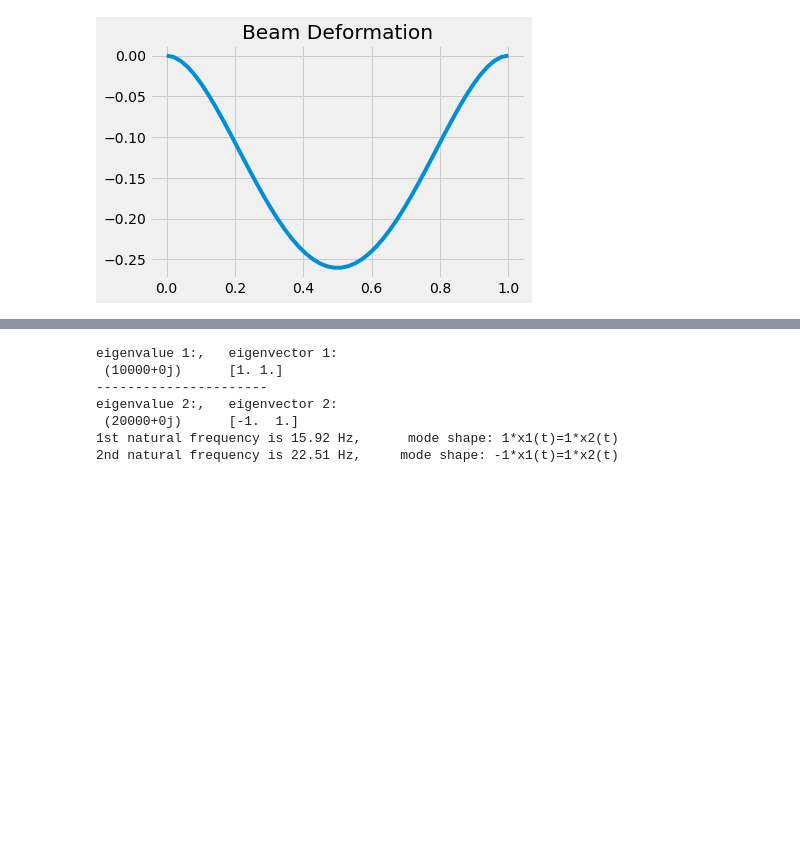
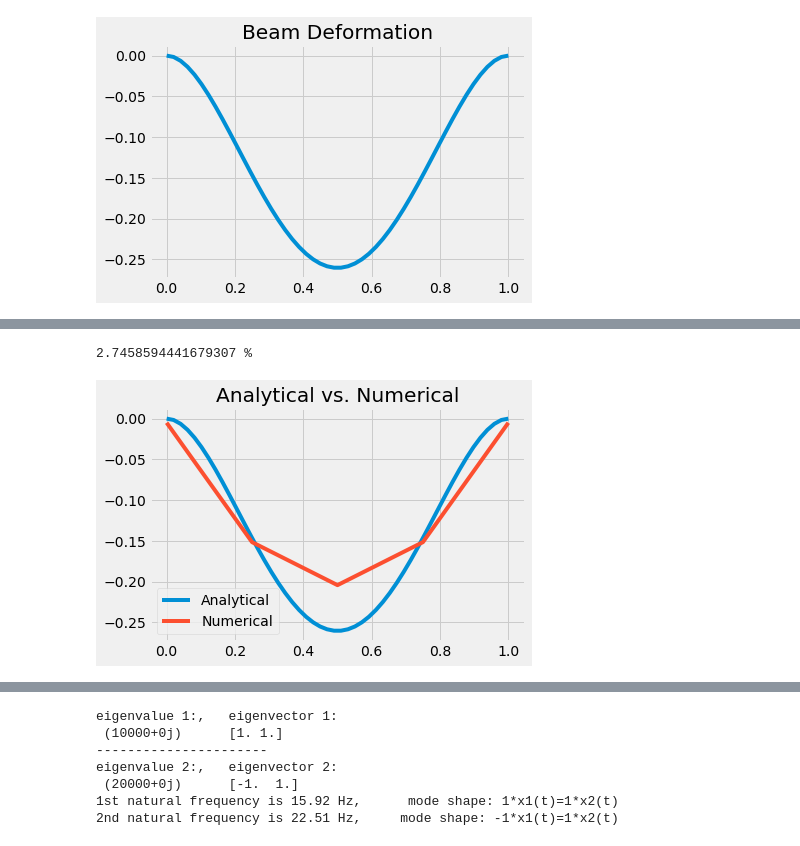
Before and after one commit to hamwalker/computational-mechanics, a Jupyter notebook: module_05/notebooks/HW_05.ipynb, the cells around one changed output, grey strips where cells are left out. Saved outputs shown, nothing was run; the diff lists cells and outputs as text; code cells hidden in the pictures; blank space fills up the shorter version.

```diff
--- a/module_05/notebooks/HW_05.ipynb
+++ b/module_05/notebooks/HW_05.ipynb
@@ -198,3 +198,36 @@ plt.plot(x,-w(x))
 plt.title('Beam Deformation');
 # %% [output]
 [figure]
+# %%
+# 2.2b
+
+L=1
+E=200e9
+I=0.01**4/12
+q=100
+
+N= np.array([10,20,30,40])
+
+for i in range(len(N)):
+    h=L/N[i]
+    A=np.diag(np.ones(5)*6)\
+    +np.diag(np.ones(4)*-4,-1)\
+    +np.diag(np.ones(4)*-4,1)\
+    +np.diag(np.ones(3),-2)\
+    +np.diag(np.ones(3),2)
+    A[0,0]+=-1
+    A[-1,-1]+=-1
+
+    b=-np.ones(5)*q/E/I*h**4
+
+    W=np.linalg.solve(A,b)
+    part2 = w(np.arange(0,1,h))
+    xnum=np.arange(0,L+h/2,h)
+    print('N={:2.0f} \n'.format(N[i]))
+    print('finite difference A:\n------------------')
+    print(A)
+    print('\nfinite difference b:\n------------------')
+    print(b)
+    print('\ndeflection of beam (mm)\n-------------\n',part2)
+    print('at position (m) \n-------------\n',xnum[1:-1])
+    print('\n\n')
@@ -201,3 +252,15 @@ plt.title('Beam Deformation');
+# %%
+# 2.2c
+plt.title('Analytical vs. Numerical')
+plt.plot(x,-w(x), label='Analytical')
+plt.plot(np.linspace(0,1,5),W*100000+0.2, label='Numerical')
+plt.legend(loc='best');
+
+error = (np.max(w(x))-np.max(W*100000+0.2)/np.max(-(W*100000+0.2))*100)
+print(error,'%')
+# %% [output]
+2.7458594441679307 %
+[figure, added]
 # %% [markdown]
 ## Problems [Part 3](./03_Good_Vibrations.md)
 
```
Also changed, not shown: parts of 3 cells of this notebook, 1 other file.
